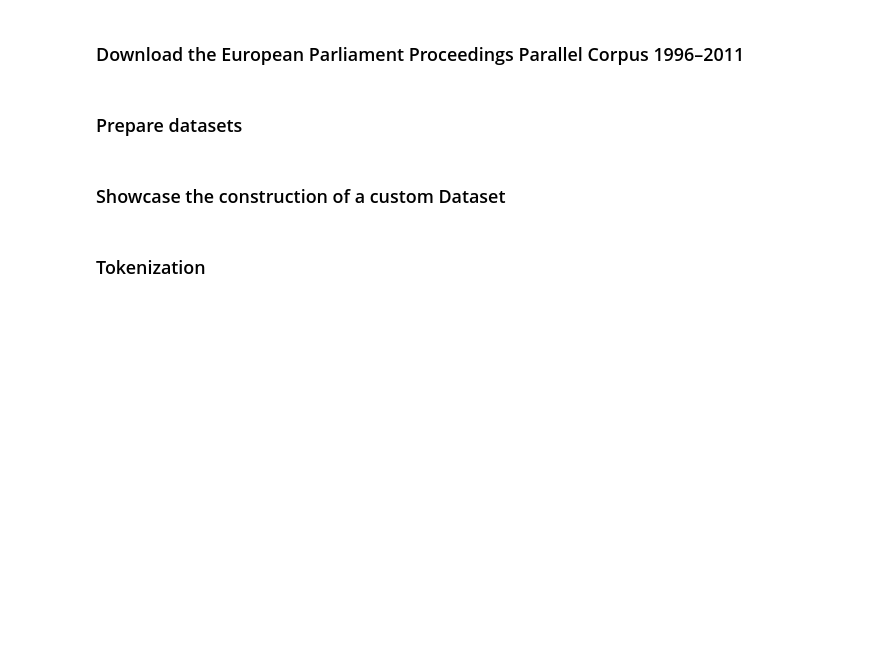
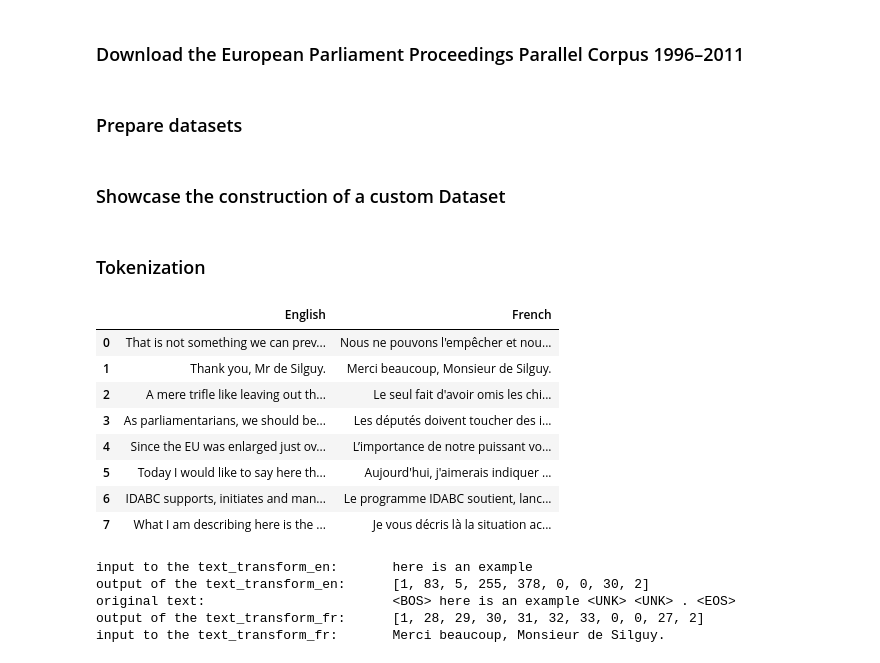
Before and after one commit to xg590/tutorials, a Jupyter notebook: ML/PyTorch_3_Transformer.ipynb, the cells around one changed output. Drawn from its saved outputs; the diff is of its cells as text; code cells hidden in the pictures; blank space fills up the shorter version.

```diff
--- a/ML/PyTorch_3_Transformer.ipynb
+++ b/ML/PyTorch_3_Transformer.ipynb
@@ -53,6 +53,70 @@ print(list(DataLoader(MyIterableDataset(), batch_size=4)))
 # %%
 import pandas as pd
 
-df_train = pd.read_csv("train.csv", nrows=200, usecols=['English','French'])
-df_val   = pd.read_csv("val.csv", nrows=100, usecols=['English','French'])
-display(df_train)
+df_train = pd.read_csv("train.csv", usecols=['English','French'])# , nrows=200)
+df_vali  = pd.read_csv( "vali.csv", usecols=['English','French'])# , nrows=100)
+display(df_train.head(8)) # df_train['fr_len'].max()
+
+import spacy # a language-aware tokenizer library
+
+spacy_en = spacy.load('en_core_web_sm') # https://spacy.io/models/en      initialize an english tokenizer
+spacy_fr = spacy.load('fr_core_news_sm')
+
+def tokenizer_en(sentence):
+    return [tok.text for tok in spacy_en.tokenizer(sentence)]
+def tokenizer_fr(sentence):
+    return [tok.text for tok in spacy_fr.tokenizer(sentence)]
+
+from collections import Counter
+from torchtext.vocab import vocab
+import torch
+
+def build_vocab():
+    coll_en = []
+    coll_fr = []
+    for sentence_en, sentence_fr in df_train.to_dict('split')['data'] + df_vali.to_dict('split')['data']:
+        coll_en.extend(tokenizer_en(sentence_en))
+        coll_fr.extend(tokenizer_fr(sentence_fr))
+
+    vocab_en = vocab(Counter(coll_en), specials=('<UNK>', '<BOS>', '<EOS>', '<PAD>'))
+    vocab_fr = vocab(Counter(coll_fr), specials=('<UNK>', '<BOS>', '<EOS>', '<PAD>'))
+    vocab_en.set_default_index(0)
+    vocab_fr.set_default_index(0)
+    torch.save(vocab_en, 'vocab_en.pth')
+    torch.save(vocab_fr, 'vocab_fr.pth')
+
+    vocab_obj = torch.load('vocab_en.pth')
+    print(vocab_obj.get_stoi())
+
+#build_vocab()
+
+import torch
+torch.set_printoptions(threshold=100_000)
+vocab_en = torch.load('vocab_en.pth')
+vocab_fr = torch.load('vocab_fr.pth')
+
+text_transform_en = lambda x: [vocab_en['<BOS>']] + [vocab_en[token] for token in tokenizer_en(x)] + [vocab_en['<EOS>']]
+text_transform_fr = lambda x: [vocab_fr['<BOS>']] + [vocab_fr[token] for token in tokenizer_fr(x)] + [vocab_fr['<EOS>']]
+
+# Print out the output of text_transform_en
+print("input to the text_transform_en:      ", "here is an example")
+print("output of the text_transform_en:     ", text_transform_en("here is an example aaa bbb."))
+print("original text:                       ", ' '.join([vocab_en.lookup_token(word_index) for word_index in text_transform_en("here is an example aaa bbb.")]))
+# Print out the output of text_transform_en
+print("output of the text_transform_fr:     ", text_transform_fr('Merci beaucoup, Monsieur de Silguy ccc ddd.'))
+print("input to the text_transform_fr:      ", 'Merci beaucoup, Monsieur de Silguy.')
+# %% [output]
+|  | English | French |
+| 0 | That is not something we can prev... | Nous ne pouvons l'empêcher et nou... |
+| 1 | Thank you, Mr de Silguy. | Merci beaucoup, Monsieur de Silguy. |
+| 2 | A mere trifle like leaving out th... | Le seul fait d'avoir omis les chi... |
+| 3 | As parliamentarians, we should be... | Les députés doivent toucher des i... |
+| 4 | Since the EU was enlarged just ov... | L’importance de notre puissant vo... |
+| 5 | Today I would like to say here th... | Aujourd'hui, j'aimerais indiquer ... |
+| 6 | IDABC supports, initiates and man... | Le programme IDABC soutient, lanc... |
+| 7 | What I am describing here is the ... | Je vous décris là la situation ac... |
+input to the text_transform_en:       here is an example
+output of the text_transform_en:      [1, 83, 5, 255, 378, 0, 0, 30, 2]
+original text:                        <BOS> here is an example <UNK> <UNK> . <EOS>
+output of the text_transform_fr:      [1, 28, 29, 30, 31, 32, 33, 0, 0, 27, 2]
+input to the text_transform_fr:       Merci beaucoup, Monsieur de Silguy.
```
Also changed, not shown: parts of 41 cells of this notebook, 3 other files.
